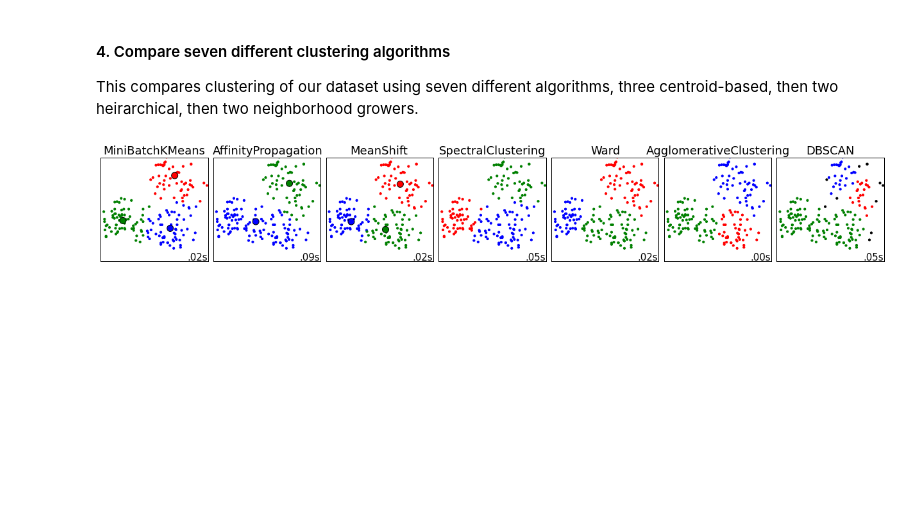
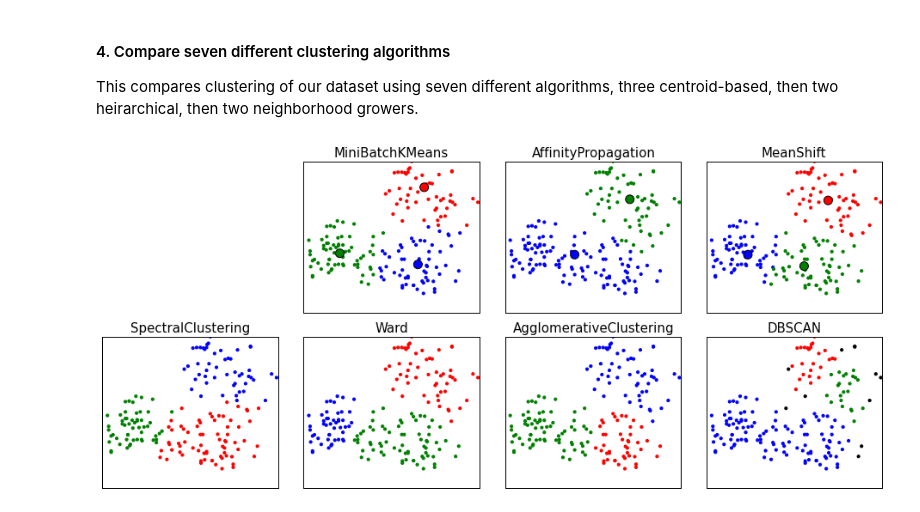
Before and after one commit to Prooffreader/intro_machine_learning, a Jupyter notebook: 03_Clustering_OtherAlgos.ipynb, the cells around one changed output. Cells and saved outputs as stored; diff of their text form; code cells hidden in the pictures; blank space fills up the shorter version.

```diff
--- a/03_Clustering_OtherAlgos.ipynb
+++ b/03_Clustering_OtherAlgos.ipynb
@@ -33,8 +33,8 @@ from sklearn.preprocessing import StandardScaler
 
 df = pd.read_csv('fruit.csv')
 # Since this is unsupervised, drop the labels
-df = df.drop(['fruit', 'fruit_name'], axis=1)
-df.sort(['sweetness', 'acidity', 'weight', 'compactness'], inplace=True)
+df = df.drop(['fruit_id', 'fruit_name'], axis=1)
+df.sort(['sweetness', 'acidity', 'weight', 'elongatedness'], inplace=True)
 # normalize the two features we will use, as we did in the last notebook.
 col1 = 'acidity_normal'
 col2 = 'sweetness_normal'
@@ -64,7 +64,7 @@ blobs = datasets.make_blobs(n_samples=n_samples, random_state=8)
 colors = np.array([x for x in 'bgrcmykbgrcmykbgrcmykbgrcmyk'])
 colors = np.hstack([colors] * 20)
 
-plt.figure(figsize=(4, 6))
+plt.figure(figsize=(6, 6))
 plt.subplots_adjust(left=.001, right=.999, bottom=.001, top=.96, wspace=.05,
                     hspace=.01)
 plot_num = 1
@@ -76,21 +76,25 @@ for i_dataset, dataset in enumerate([noisy_circles, noisy_moons, blobs]):
     two_means = cluster.MiniBatchKMeans(n_clusters=2)
     dbscan = cluster.DBSCAN(eps=.2)
 
-    for name, algorithm in [('MiniBatchKMeans, k=2', two_means),
+    for name, algorithm in [('Unclustered', dbscan),
+                            ('K-Means, k=2', two_means),
                             ('DBSCAN', dbscan)]:
         # predict cluster memberships
-        t0 = time.time()
         algorithm.fit(X)
-        t1 = time.time()
         if hasattr(algorithm, 'labels_'):
             y_pred = algorithm.labels_.astype(np.int)
         else:
             y_pred = algorithm.predict(X)
 
-        plt.subplot(3, 2, plot_num)
+
+        if name == 'Unclustered':
+            subplot_color = '#888888'
+        else:
+            subplot_color = colors[y_pred].tolist()
+        plt.subplot(3, 3, plot_num)
         if i_dataset == 0:
-            plt.title(name, size=18)
-        plt.scatter(X[:, 0], X[:, 1], color=colors[y_pred].tolist(), s=10)
+            plt.title(name, size=15)
+        plt.scatter(X[:, 0], X[:, 1], color=subplot_color, s=10)
         if hasattr(algorithm, 'cluster_centers_'):
             centers = algorithm.cluster_centers_
             center_colors = colors[:len(centers)]
@@ -99,9 +103,6 @@ for i_dataset, dataset in enumerate([noisy_circles, noisy_moons, blobs]):
         plt.ylim(-2, 2)
         plt.xticks(())
         plt.yticks(())
-        plt.text(.99, .01, ('%.2fs' % (t1 - t0)).lstrip('0'),
-                 transform=plt.gca().transAxes, size=15,
-                 horizontalalignment='right')
         plot_num += 1
 
 plt.show()
@@ -182,7 +183,7 @@ ds = (np.array(part1))
 colors = np.array([x for x in 'bgrcmykbgrcmykbgrcmykbgrcmyk'])
 colors = np.hstack([colors] * 20)
 
-plt.figure(figsize=(17, 9.5))
+plt.figure(figsize=(13, 6))
 plt.subplots_adjust(left=.001, right=.999, bottom=.001, top=.96, wspace=.05,
                     hspace=.01)
 
@@ -201,7 +202,6 @@ for i_dataset, dataset in enumerate([ds]):
     connectivity = 0.5 * (connectivity + connectivity.T)
 
     # Compute distances
-    #distances = np.exp(-euclidean_distances(X))
     distances = euclidean_distances(X)
 
     # create clustering estimators
@@ -224,38 +224,34 @@ for i_dataset, dataset in enumerate([ds]):
                             ('AffinityPropagation', affinity_propagation),
                             ('MeanShift', ms),
                             ('SpectralClustering', spectral),
                             ('Ward', ward),
                             ('AgglomerativeClustering', average_linkage),
                             ('DBSCAN', dbscan)
                            ]:
         # predict cluster memberships
-        t0 = time.time()
         algorithm.fit(X)
-        t1 = time.time()
         if hasattr(algorithm, 'labels_'):
             y_pred = algorithm.labels_.astype(np.int)
         else:
             y_pred = algorithm.predict(X)
 
         # plot
-        plt.subplot(4, 7, plot_num)
+        plt.subplot(2, 4, plot_num+1)
+        plt.tight_layout()
         if i_dataset == 0:
-            plt.title(name, size=18)
+            plt.title(name, size=15)
         plt.scatter(X[:, 0], X[:, 1], color=colors[y_pred].tolist(), s=10)
 
         if hasattr(algorithm, 'cluster_centers_'):
             centers = algorithm.cluster_centers_
             center_colors = colors[:len(centers)]
             plt.scatter(centers[:, 0], centers[:, 1], s=100, c=center_colors)
         plt.xlim(-2, 2)
         plt.ylim(-2, 2)
         plt.xticks(())
         plt.yticks(())
-        plt.text(.99, .01, ('%.2fs' % (t1 - t0)).lstrip('0'),
-                 transform=plt.gca().transAxes, size=15,
-                 horizontalalignment='right')
         plot_num += 1
 
 plt.show()
 # %% [output]
-[figure, old version]
+[figure, new version]
```
Also changed, not shown: parts of 5 cells of this notebook, 8 other files.
